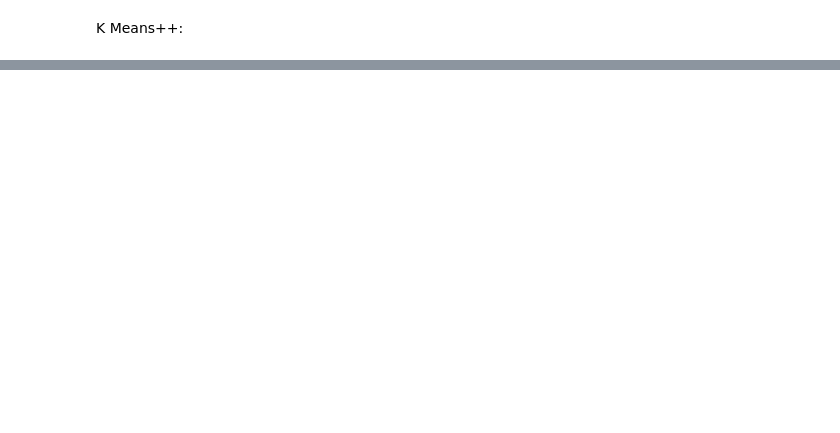
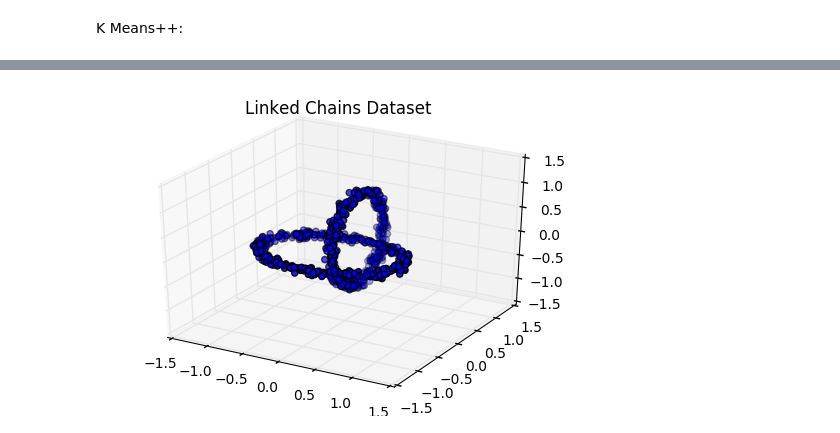
Before and after one commit to atreyamisra/EE379K, a Jupyter notebook: Lab 6/Lab 6.ipynb, the cells around one changed output, grey strips where cells are left out. Drawn from its saved outputs; the diff is of its cells as text; code cells hidden in the pictures; blank space fills up the shorter version.

```diff
--- a/Lab 6/Lab 6.ipynb
+++ b/Lab 6/Lab 6.ipynb
@@ -143,0 +160,9 @@ display()
+# %%
+fig = plt.figure()
+ax = fig.add_subplot(111, projection = "3d")
+ax.scatter(linkedChains[1], linkedChains[2], linkedChains[3])
+
+plt.title("Linked Chains Dataset")
+plt.show()
+# %% [output]
+[figure, added]
```
Also changed, not shown: parts of 8 cells of this notebook.
